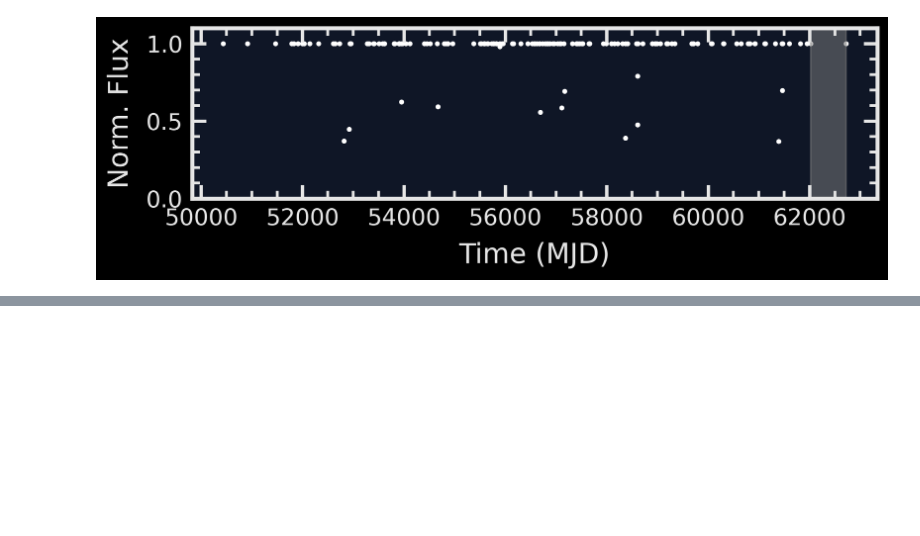
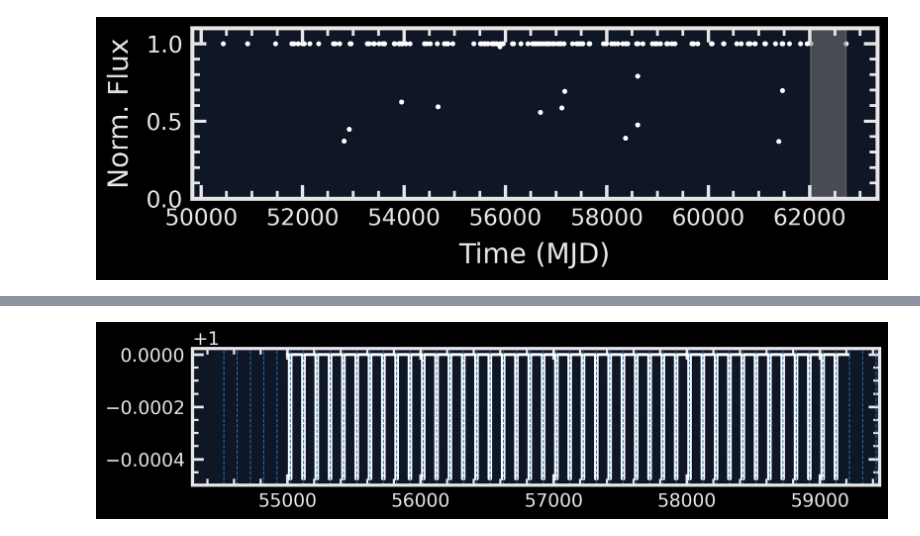
Before and after one commit to AndyTza/ptcombo, a Jupyter notebook: notebook/concept.ipynb, the cells around one changed output, grey strips where cells are left out. Saved outputs shown, nothing was run; the diff lists cells and outputs as text; code cells hidden in the pictures; blank space fills up the shorter version.

```diff
--- a/notebook/concept.ipynb
+++ b/notebook/concept.ipynb
@@ -168,0 +293,19 @@ Text(0, 0.5, 'Norm. Flux')
+# %%
+xli = np.linspace(55_000, 59_213.2, 10_000)
+yli = repeat_square(xli, [55_521, 1, -1, 12.3], 100)
+
+plt.figure(figsize=(10, 2))
+plt.plot(xli, yli, color='w')
+
+
+for i in range(-10,  40):
+    plt.axvline(55_521 + i*100, ls='--', lw=0.8)
+
+#plt.axvline(55_521)
+#plt.axvline(55_521+100)
+#plt.axvline(55_521+100+100)
+#plt.axvline(55_521+100+100+100)
+
+#plt.axvline(55_521+100+100+100+100)
+# %% [output]
+[figure, added]
```
Also changed, not shown: parts of 18 cells of this notebook.
